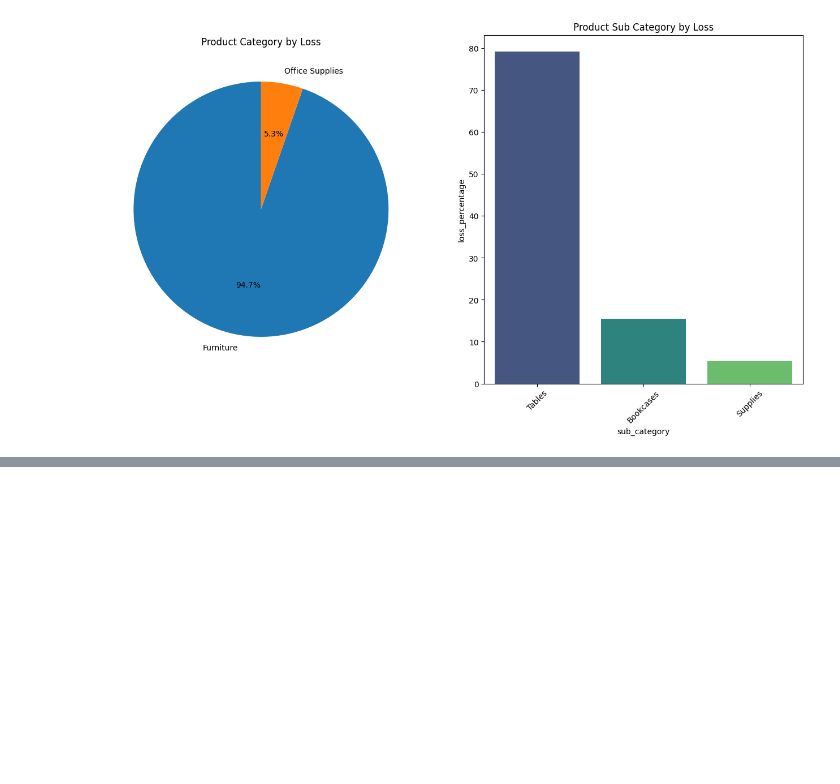
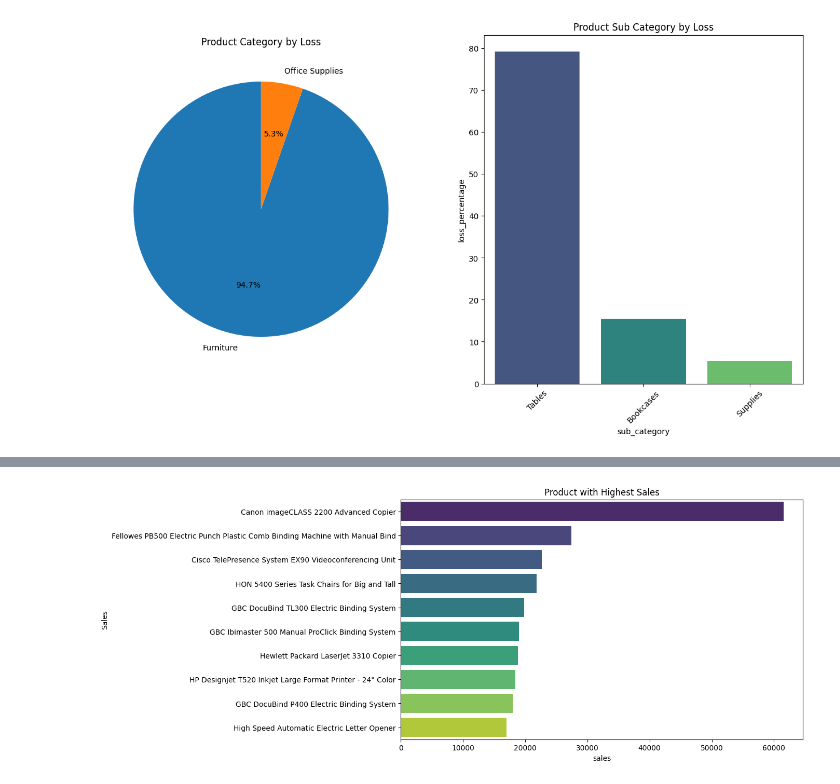
Before and after one commit to jatinchawda1503/Superstore-Data-Analysis-using-python, a Jupyter notebook: superstore.ipynb, the cells around one changed output, grey strips where cells are left out. Drawn from its saved outputs; the diff is of its cells as text; code cells hidden in the pictures; blank space fills up the shorter version.

```diff
--- a/superstore.ipynb
+++ b/superstore.ipynb
@@ -380,0 +440,12 @@ plt.show()
+# %%
+# 4. Product with highest sales
+
+highest_sales_product = data.groupby('product_name')['sales'].sum().sort_values(ascending=False).reset_index().head(10)
+
+plt.figure(figsize=(10, 6))
+sns.barplot(x='sales', y='product_name', data=highest_sales_product, palette='viridis')
+plt.title('Product with Highest Sales')
+plt.ylabel('Sales')
+plt.show()
+# %% [output]
+[figure, added]
```
Also changed, not shown: parts of 15 cells of this notebook.
